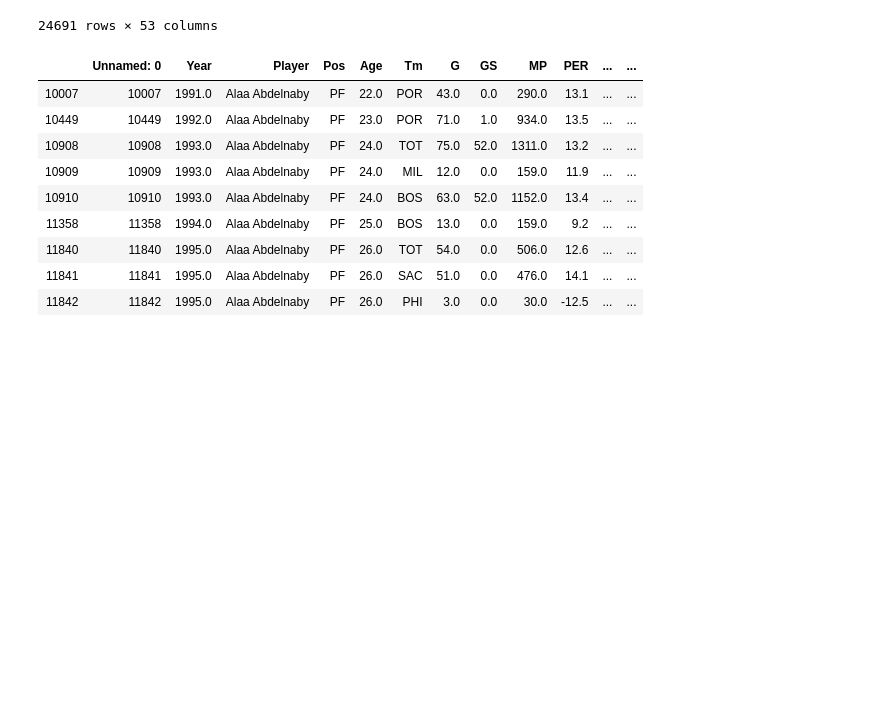
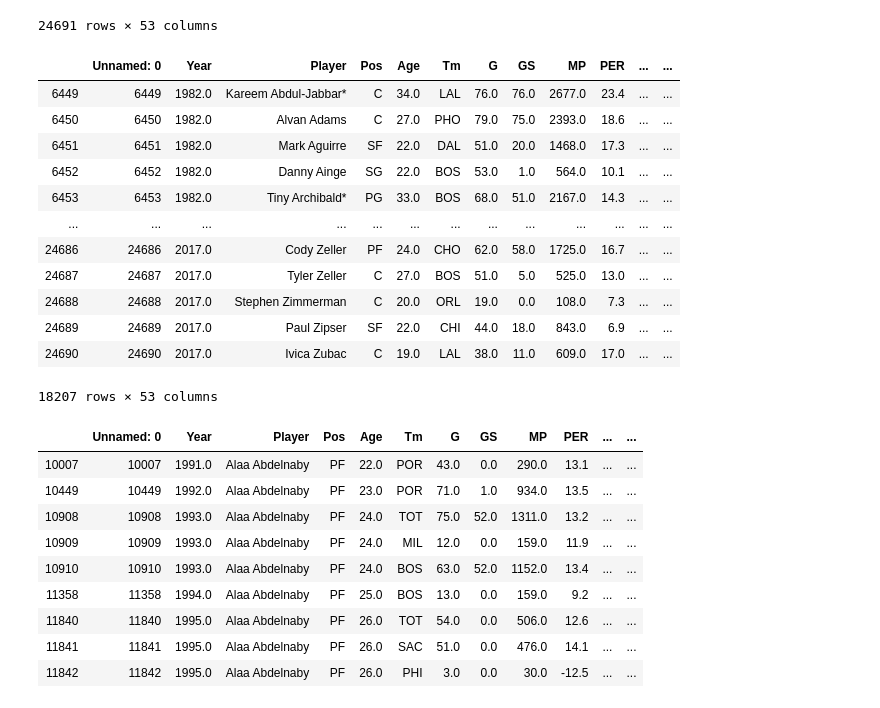
Before and after one commit to InnaG33/Project_NBA, a Jupyter notebook: resources/data_collection_jb.ipynb, the cells around one changed output. Cells and saved outputs as stored; diff of their text form; code cells hidden in the pictures; blank space fills up the shorter version.

```diff
--- a/resources/data_collection_jb.ipynb
+++ b/resources/data_collection_jb.ipynb
@@ -181,6 +181,24 @@ stats_data
 | 24689 | 24689 | 2017.0 | Paul Zipser | SF | 22.0 | CHI | 44.0 | 18.0 | 843.0 | 6.9 | ... | ... |
 | 24690 | 24690 | 2017.0 | Ivica Zubac | C | 19.0 | LAL | 38.0 | 11.0 | 609.0 | 17.0 | ... | ... |
 24691 rows × 53 columns
+# %%
+#this will be for decade data only
+season_data_1982_df = stats_data.loc[(stats_data['Year'] >= 1982)]
+season_data_1982_df
+# %% [output]
+|  | Unnamed: 0 | Year | Player | Pos | Age | Tm | G | GS | MP | PER | ... | ... |
+| 6449 | 6449 | 1982.0 | Kareem Abdul-Jabbar* | C | 34.0 | LAL | 76.0 | 76.0 | 2677.0 | 23.4 | ... | ... |
+| 6450 | 6450 | 1982.0 | Alvan Adams | C | 27.0 | PHO | 79.0 | 75.0 | 2393.0 | 18.6 | ... | ... |
+| 6451 | 6451 | 1982.0 | Mark Aguirre | SF | 22.0 | DAL | 51.0 | 20.0 | 1468.0 | 17.3 | ... | ... |
+| 6452 | 6452 | 1982.0 | Danny Ainge | SG | 22.0 | BOS | 53.0 | 1.0 | 564.0 | 10.1 | ... | ... |
+| 6453 | 6453 | 1982.0 | Tiny Archibald* | PG | 33.0 | BOS | 68.0 | 51.0 | 2167.0 | 14.3 | ... | ... |
+| ... | ... | ... | ... | ... | ... | ... | ... | ... | ... | ... | ... | ... |
+| 24686 | 24686 | 2017.0 | Cody Zeller | PF | 24.0 | CHO | 62.0 | 58.0 | 1725.0 | 16.7 | ... | ... |
+| 24687 | 24687 | 2017.0 | Tyler Zeller | C | 27.0 | BOS | 51.0 | 5.0 | 525.0 | 13.0 | ... | ... |
+| 24688 | 24688 | 2017.0 | Stephen Zimmerman | C | 20.0 | ORL | 19.0 | 0.0 | 108.0 | 7.3 | ... | ... |
+| 24689 | 24689 | 2017.0 | Paul Zipser | SF | 22.0 | CHI | 44.0 | 18.0 | 843.0 | 6.9 | ... | ... |
+| 24690 | 24690 | 2017.0 | Ivica Zubac | C | 19.0 | LAL | 38.0 | 11.0 | 609.0 | 17.0 | ... | ... |
+18207 rows × 53 columns
 # %%
 stats_data.loc[stats_data["Player"] == "Alaa Abdelnaby"]
 # %% [output]
```
Also changed, not shown: 2 other files.
